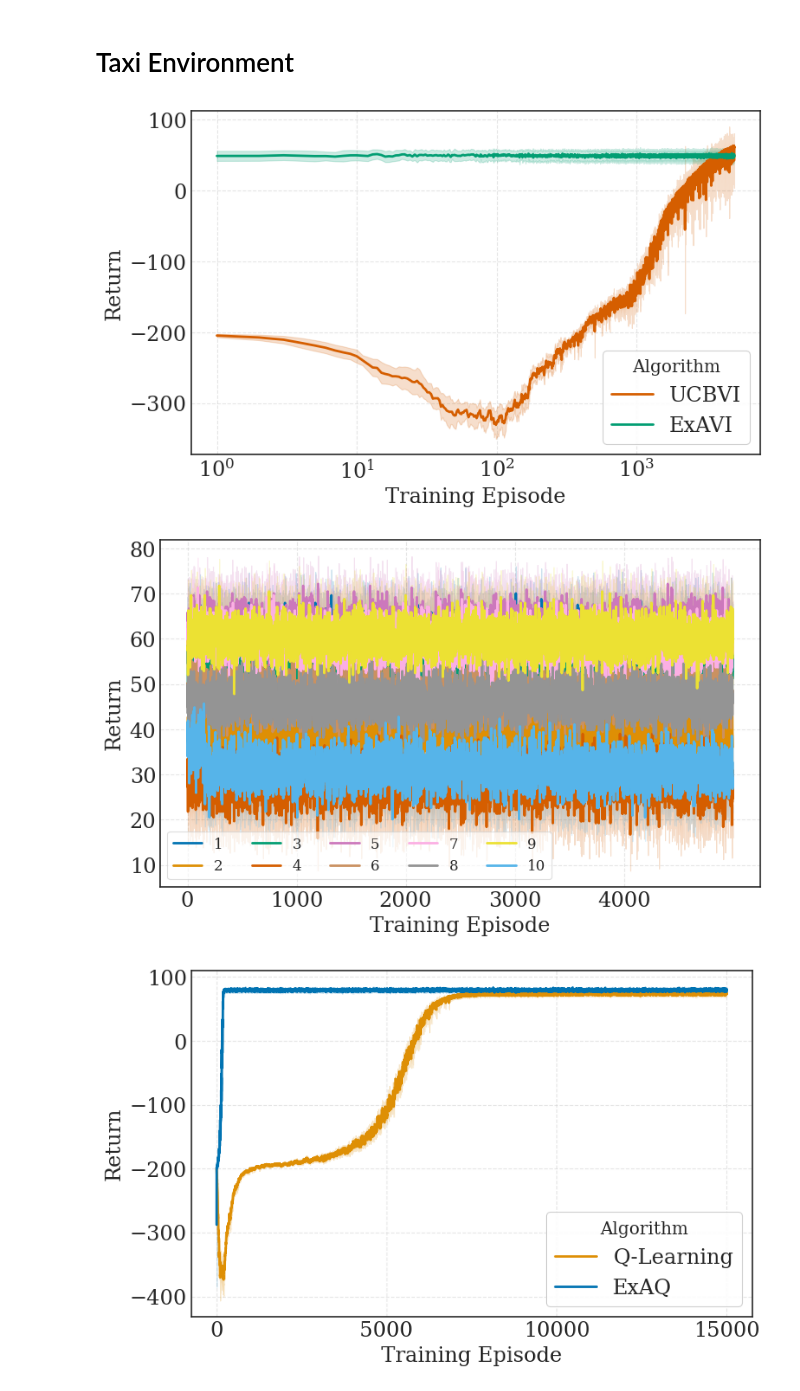
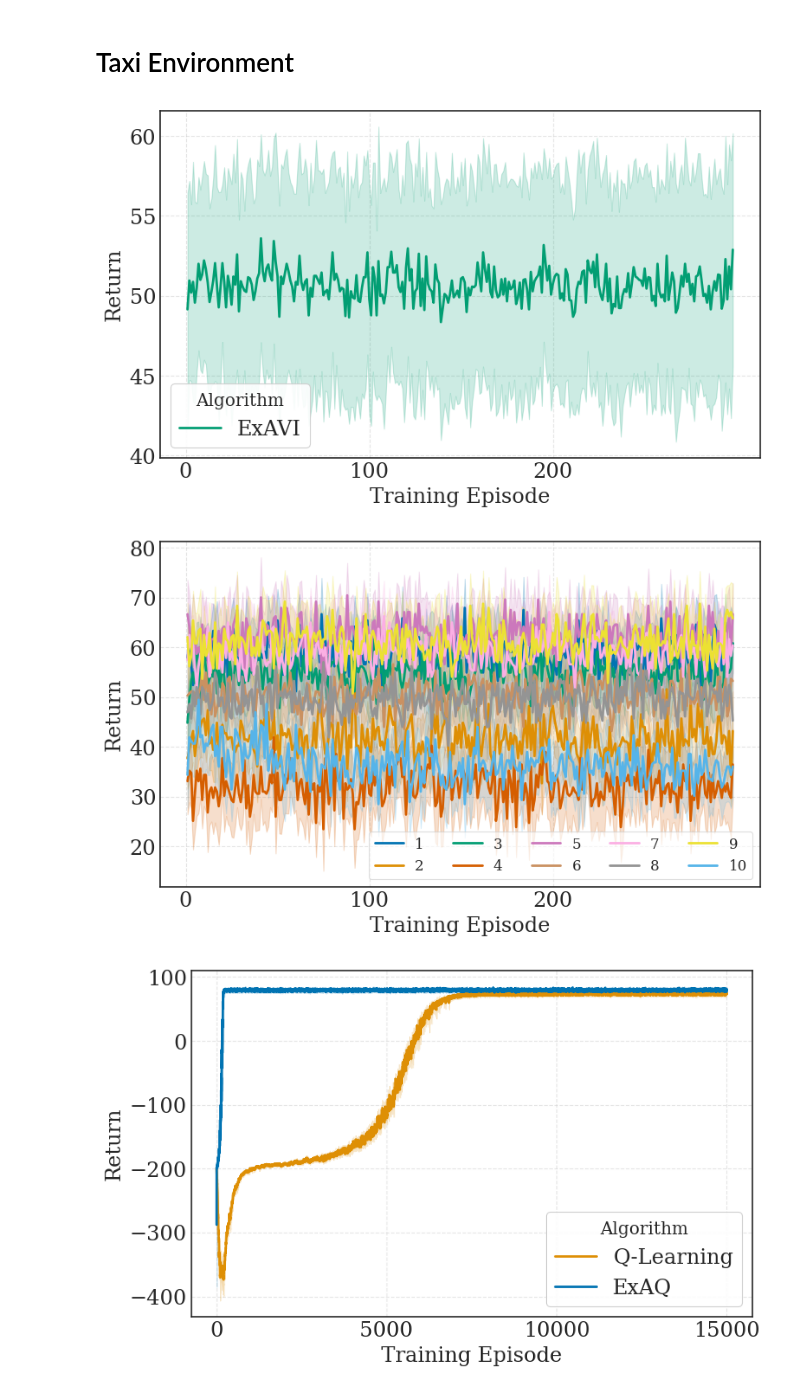
Before and after one commit to Daveonwave/Exo-MDP, a Jupyter notebook: notebooks/learning_curves.ipynb, the cells around one changed output. Drawn from its saved outputs; the diff is of its cells as text; code cells hidden in the pictures.

```diff
--- a/notebooks/learning_curves.ipynb
+++ b/notebooks/learning_curves.ipynb
@@ -200,7 +200,7 @@ def plot_learning_curves(results_dict,
         sem = stats.sem(all_seeds_curves, axis=0)
         ci95 = 1.96 * sem  # 95% confidence interval
 
-        if algo == 'ppox':
+        if algo == 'ppo':
             plt.plot([ep for ep in episodes], mean_curve, label=alg_labels[algo], color=alg_color[algo], linewidth=2)
             plt.fill_between([ep for ep in episodes], mean_curve - ci95, mean_curve + ci95, color=alg_color[algo], alpha=0.2)
         else:
@@ -405,26 +405,26 @@ def plot_taxi_Nsa_spatial(N_sa, mode="sum"):
 # Taxi Environment
 # %%
 env = 'taxi'
-exp_name = 'taxiTraffic'
+exp_name = 'provaTaxiTraffic'
 
 res = {}
-res['ucbvi'] = {}
+#res['ucbvi'] = {}
 res['exavi'] = {}
 
 for i in range(1, 11):
-    with open(f'logs/results/{env}/{exp_name}/exavi/2025-12-14_12-44-15/{i}/learning_curve.json', 'rb') as f:
+    with open(f'logs/results/{env}/{exp_name}/exavi/2026-03-26_11-49-20/{i}/learning_curve.json', 'rb') as f:
         res['exavi'][i] = json.load(f)
 
-    with open(f'logs/results/{env}/{exp_name}/ucbvi/2025-12-14_12-41-45/{i}/learning_curve.json', 'rb') as f:
-        res['ucbvi'][i] = json.load(f)
+    #with open(f'logs/results/{env}/{exp_name}/ucbvi/2025-12-14_12-41-45/{i}/learning_curve.json', 'rb') as f:
+        #res['ucbvi'][i] = json.load(f)
 # %%
-plot_learning_curves(res, tick_step=1000, logscale=True, filename=f'{exp_name}-modelBased-learningCurves', save_figure=True)
+plot_learning_curves(res, tick_step=100, logscale=False, filename=f'{exp_name}-modelBased-learningCurves-short-rebuttal', save_figure=True)
 # %% [output]
-[figure, old version]
+[figure, new version]
 # %%
-plot_seed_curves(res, 'exavi', tick_step=1000, logscale=False,  no_cis=False, legend_loc='best', filename=f'{exp_name}-exavi-trainingSeeds', save_figure=True)
+plot_seed_curves(res, 'exavi', tick_step=100, logscale=False,  no_cis=False, legend_loc='best', filename=f'{exp_name}-exavi-trainingSeeds-short-rebuttal', save_figure=True)
 # %% [output]
-[figure, old version]
+[figure, new version]
 # %%
 env = 'taxi'
 exp_name = 'taxiTraffic'
```
Also changed, not shown: parts of 1 cell of this notebook, 55 other files.
